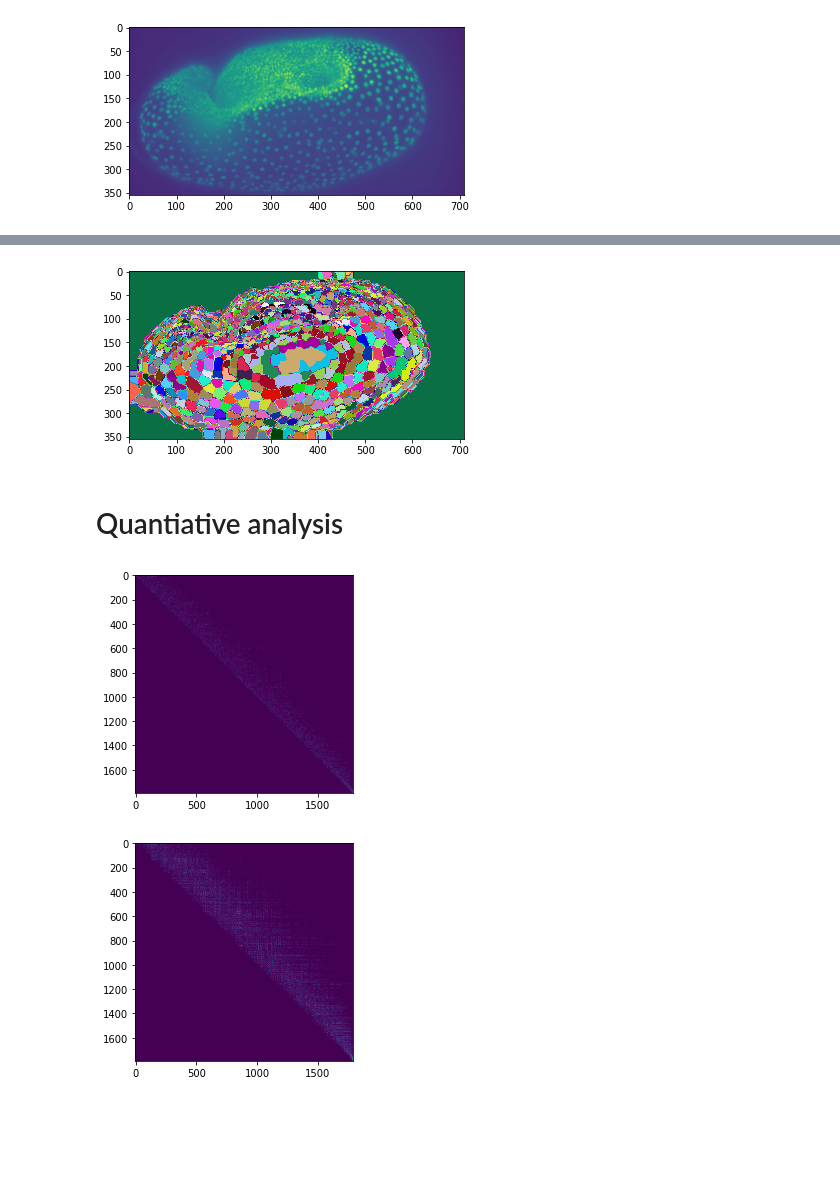
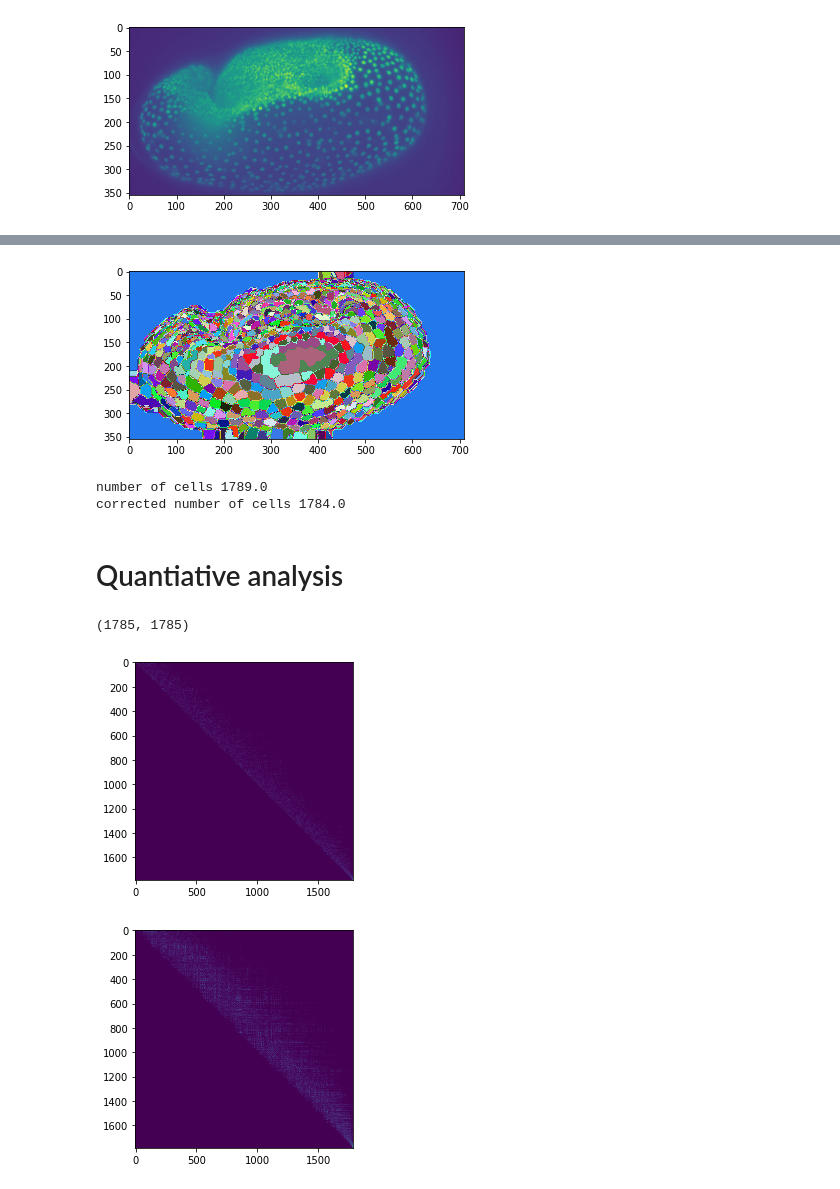
Before and after one commit to haesleinhuepf/beetlesafari, a Jupyter notebook: demo/clustering.ipynb, the cells around one changed output, grey strips where cells are left out. Cells and saved outputs as stored; diff of their text form; code cells hidden in the pictures; blank space fills up the shorter version.

```diff
--- a/demo/clustering.ipynb
+++ b/demo/clustering.ipynb
@@ -19,29 +41,3 @@ voxel_size = [3, 0.6934, 0.6934]
-# %%
-import napari
-
-# create Qt GUI context
-napari.gui_qt()
-
-# convenience methods
-def show(image, labels=False, title=None, use_napari=False):
-    if len(image.shape) == 3:
-        # print(image.shape)
-        max_projection = cle.create([image.shape[1], image.shape[2]])
-        cle.maximum_z_projection(image, max_projection)
-        cle.imshow(cle.transpose_xy(max_projection), labels=labels, min_display_intensity=0)
-    else:
-        cle.imshow(cle.transpose_xy(image), labels=labels, min_display_intensity=0)
-
-    if use_napari:
-        if show.viewer is None:
-            show.viewer = napari.Viewer()
-
-        if labels:
-            show.viewer.add_labels(cle.pull_zyx(image), name=title)
-        else:
-            show.viewer.add_image(cle.pull_zyx(image), name=title)
-
-show.viewer = None
 # %%
 # load and resample
 img_arr = bs.imread_raw(filename, width, height, depth)
@@ -68,11 +64,24 @@ subtract background took 0.13454055786132812
 spots = cle.create_like(background_subtracted)
 spots = bs.spot_detection(background_subtracted, spots, threshold=10)
 
-print(cle.maximum_of_all_pixels(spots))
 
+# temporary workaround; see https://github.com/clEsperanto/pyclesperanto_prototype/issues/63
+new_spots = cle.create_like(spots)
+cle.close_index_gaps_in_label_map(spots, new_spots)
+spots = new_spots
+print("corrected number of spots", cle.maximum_of_all_pixels(spots))
 
 cells = cle.create_like(spots)
 cells = bs.cell_segmentation(spots, cells, number_of_dilations=14, number_of_erosions=8)
+
 show(cells, title="cells", use_napari=True, labels=True)
+
+print("number of cells", cle.maximum_of_all_pixels(cells))
+
+# temporary workaround; see https://github.com/clEsperanto/pyclesperanto_prototype/issues/63
+new_cells = cle.create_like(cells)
+cle.close_index_gaps_in_label_map(cells, new_cells)
+cells = new_cells
+print("corrected number of cells", cle.maximum_of_all_pixels(cells))
 # %% [output]
 Num spots: 1789.0
@@ -82,4 +91,6 @@ cell segmentation took 0.12096738815307617
-[figure, old version]
+[figure, new version]
+number of cells 1789.0
+corrected number of cells 1784.0
 # %% [markdown]
 # Quantiative analysis
 # %%
@@ -89,8 +100,10 @@ touch_matrix = cle.generate_touch_matrix(cells)
 cle.set_column(touch_matrix,0,0)
 cle.set_row(touch_matrix,0,0)
 
+print(touch_matrix.shape)
 show(touch_matrix)
 # %% [output]
+(1785, 1785)
 [figure]
 # %%
 neighbors_of_neighbors = cle.neighbors_of_neighbors(touch_matrix)
```
Also changed, not shown: parts of 30 cells of this notebook.
